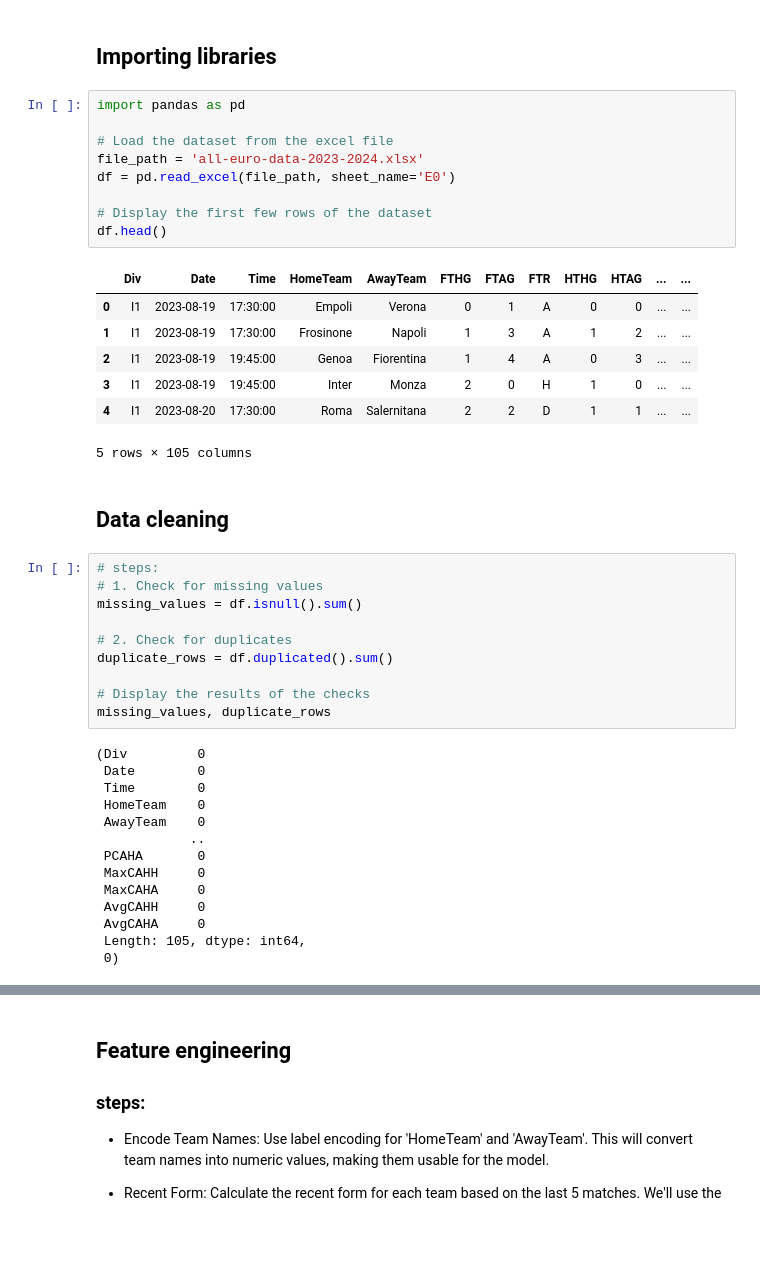
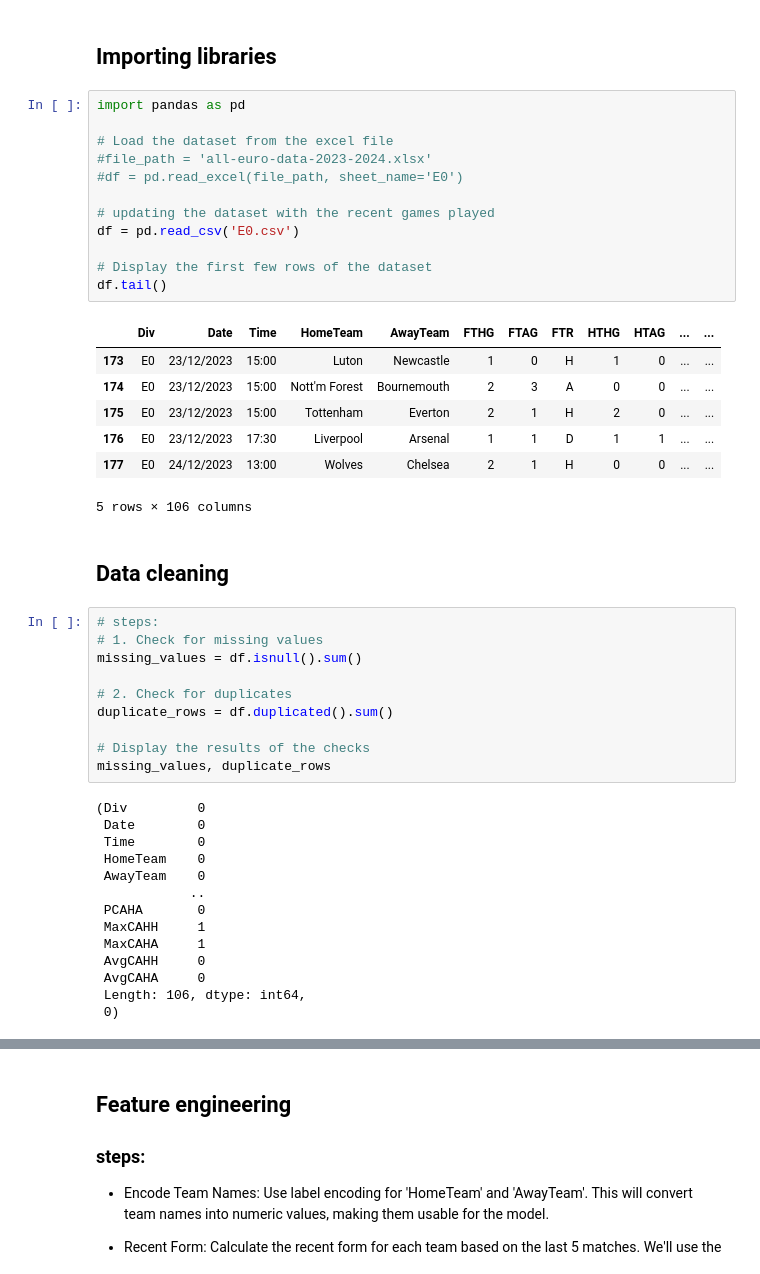
Before and after one commit to dagbolade/PL_prediction, a Jupyter notebook: epl.ipynb, the cells around one changed output, grey strips where cells are left out. Saved outputs shown, nothing was run; the diff lists cells and outputs as text; blank space fills up the shorter version.

```diff
--- a/epl.ipynb
+++ b/epl.ipynb
@@ -5,20 +5,23 @@
 # %%
 import pandas as pd
 
 # Load the dataset from the excel file
-file_path = 'all-euro-data-2023-2024.xlsx'
-df = pd.read_excel(file_path, sheet_name='E0')
+#file_path = 'all-euro-data-2023-2024.xlsx'
+#df = pd.read_excel(file_path, sheet_name='E0')
+
+# updating the dataset with the recent games played
+df = pd.read_csv('E0.csv')
 
 # Display the first few rows of the dataset
-df.head()
+df.tail()
 # %% [output]
 |  | Div | Date | Time | HomeTeam | AwayTeam | FTHG | FTAG | FTR | HTHG | HTAG | ... | ... |
-| 0 | I1 | 2023-08-19 | 17:30:00 | Empoli | Verona | 0 | 1 | A | 0 | 0 | ... | ... |
-| 1 | I1 | 2023-08-19 | 17:30:00 | Frosinone | Napoli | 1 | 3 | A | 1 | 2 | ... | ... |
-| 2 | I1 | 2023-08-19 | 19:45:00 | Genoa | Fiorentina | 1 | 4 | A | 0 | 3 | ... | ... |
-| 3 | I1 | 2023-08-19 | 19:45:00 | Inter | Monza | 2 | 0 | H | 1 | 0 | ... | ... |
-| 4 | I1 | 2023-08-20 | 17:30:00 | Roma | Salernitana | 2 | 2 | D | 1 | 1 | ... | ... |
+| 173 | E0 | 23/12/2023 | 15:00 | Luton | Newcastle | 1 | 0 | H | 1 | 0 | ... | ... |
+| 174 | E0 | 23/12/2023 | 15:00 | Nott'm Forest | Bournemouth | 2 | 3 | A | 0 | 0 | ... | ... |
+| 175 | E0 | 23/12/2023 | 15:00 | Tottenham | Everton | 2 | 1 | H | 2 | 0 | ... | ... |
+| 176 | E0 | 23/12/2023 | 17:30 | Liverpool | Arsenal | 1 | 1 | D | 1 | 1 | ... | ... |
+| 177 | E0 | 24/12/2023 | 13:00 | Wolves | Chelsea | 2 | 1 | H | 0 | 0 | ... | ... |
-5 rows × 105 columns
+5 rows × 106 columns
 # %% [markdown]
 ## Data cleaning
 # %%
@@ -39,11 +42,11 @@ missing_values, duplicate_rows
  AwayTeam    0
             ..
  PCAHA       0
- MaxCAHH     0
- MaxCAHA     0
+ MaxCAHH     1
+ MaxCAHA     1
  AvgCAHH     0
  AvgCAHA     0
- Length: 105, dtype: int64,
+ Length: 106, dtype: int64,
  0)
 # %%
 # Dropping columns with a high number of missing values or irrelevant to our analysis
```
Also changed, not shown: parts of 15 cells of this notebook, 7 other files.
